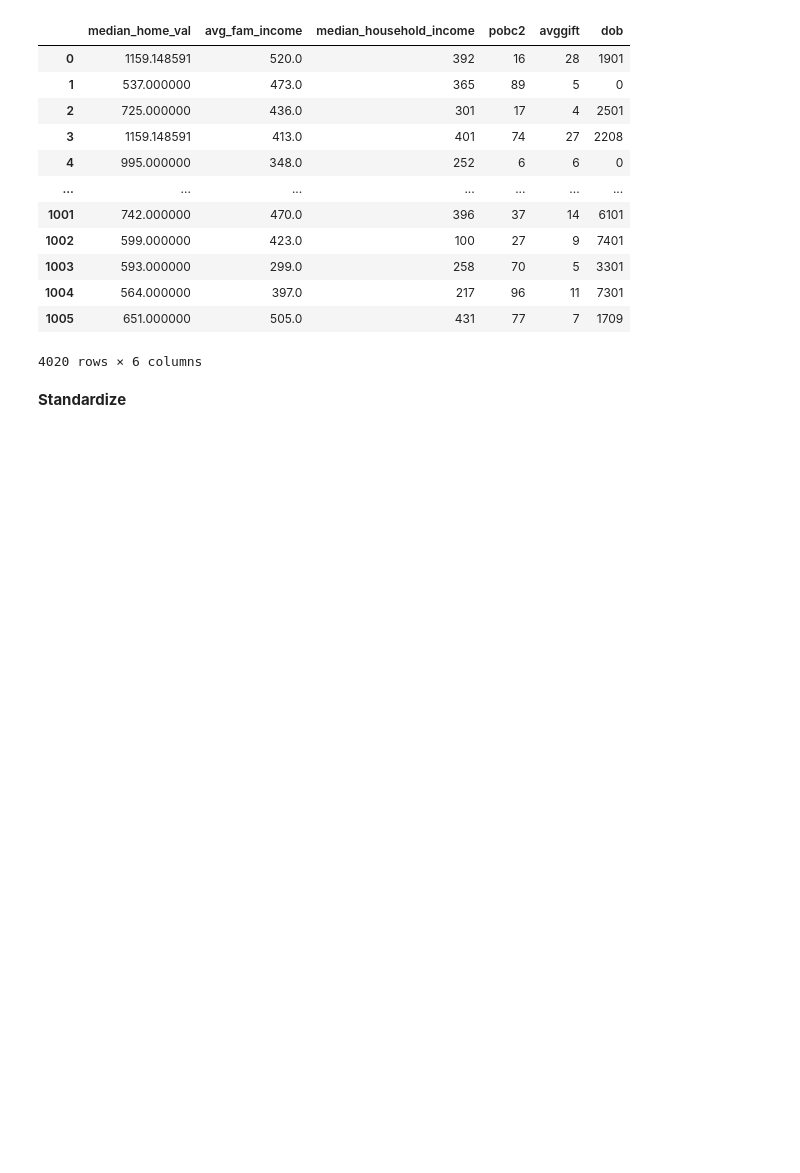
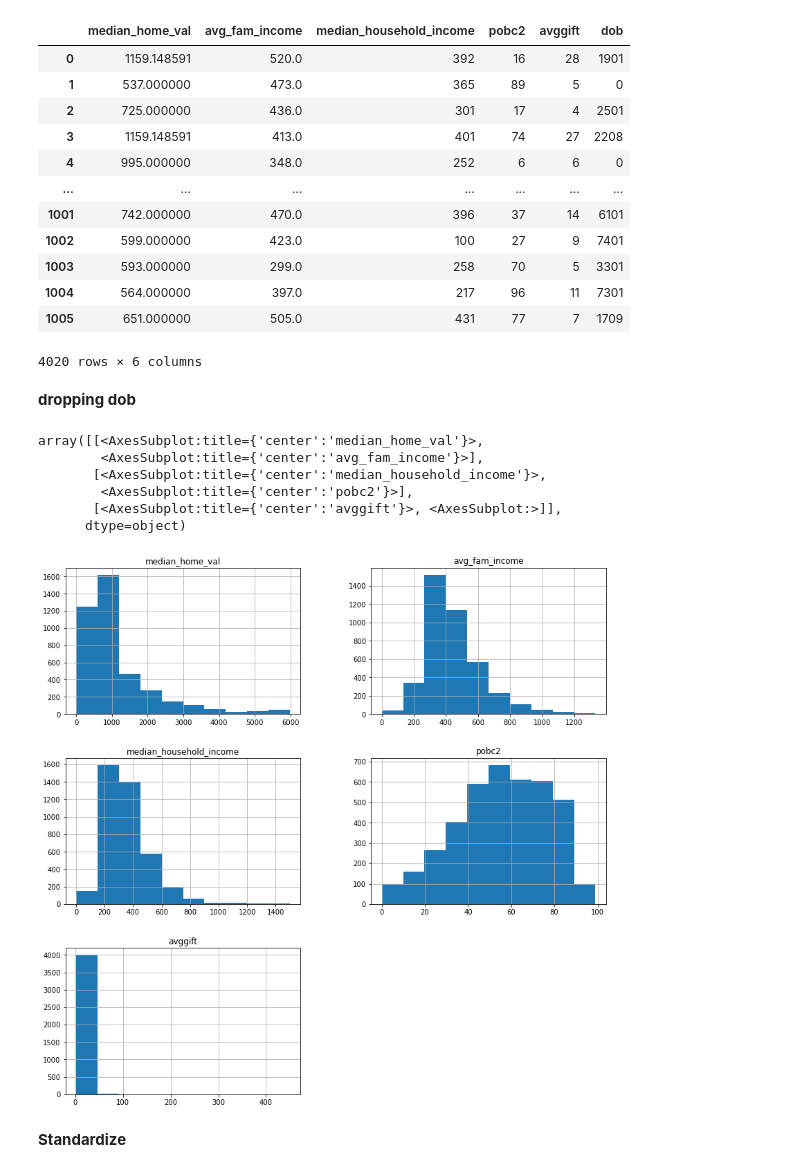
Before and after one commit to raafat-hantoush/IH_RH_DA_FT_OCT_2021, a Jupyter notebook: Class_Materials/Case_Studies/Health_Care_For_All_Case_Study/Notebook_Code_Along_Intro_To_Pandas_Healthcare For_All_Structure.ipynb, the cells around one changed output. Drawn from its saved outputs; the diff is of its cells as text; code cells hidden in the pictures; blank space fills up the shorter version.

```diff
--- a/Class_Materials/Case_Studies/Health_Care_For_All_Case_Study/Notebook_Code_Along_Intro_To_Pandas_Healthcare For_All_Structure.ipynb
+++ b/Class_Materials/Case_Studies/Health_Care_For_All_Case_Study/Notebook_Code_Along_Intro_To_Pandas_Healthcare For_All_Structure.ipynb
@@ -1009,3 +1011,5 @@ X
 | 1004 | 564.000000 | 397.0 | 217 | 96 | 11 | 7301 |
 | 1005 | 651.000000 | 505.0 | 431 | 77 | 7 | 1709 |
 4020 rows × 6 columns
+# %% [markdown]
+<b> dropping dob
@@ -1012,3 +1018,13 @@ X
+# %%
+X.hist(figsize=(14,14))
+# %% [output]
+array([[<AxesSubplot:title={'center':'median_home_val'}>,
+        <AxesSubplot:title={'center':'avg_fam_income'}>],
+       [<AxesSubplot:title={'center':'median_household_income'}>,
+        <AxesSubplot:title={'center':'pobc2'}>],
+       [<AxesSubplot:title={'center':'avggift'}>, <AxesSubplot:>]],
+      dtype=object)
+[figure, added]
 # %% [markdown]
 <b> Standardize
 # %%
```
Also changed, not shown: parts of 20 cells of this notebook.
